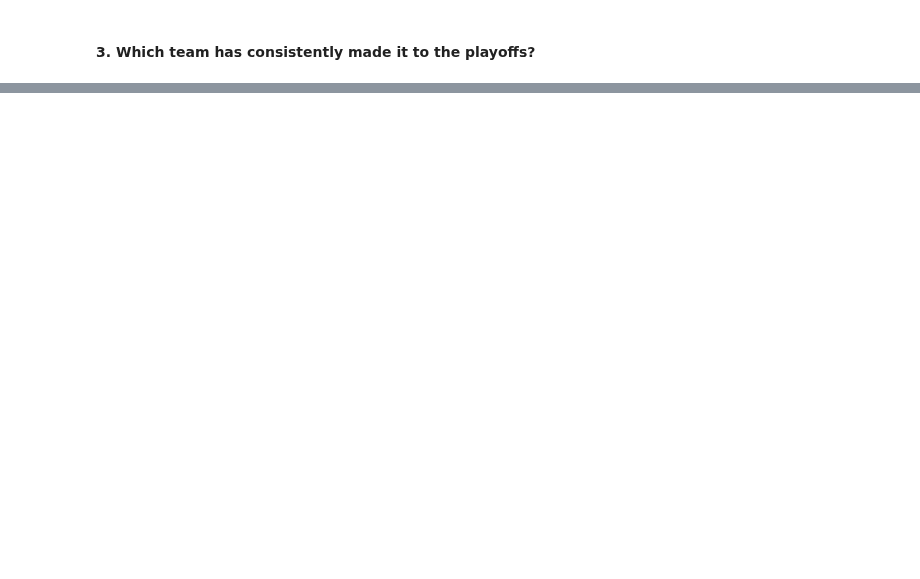
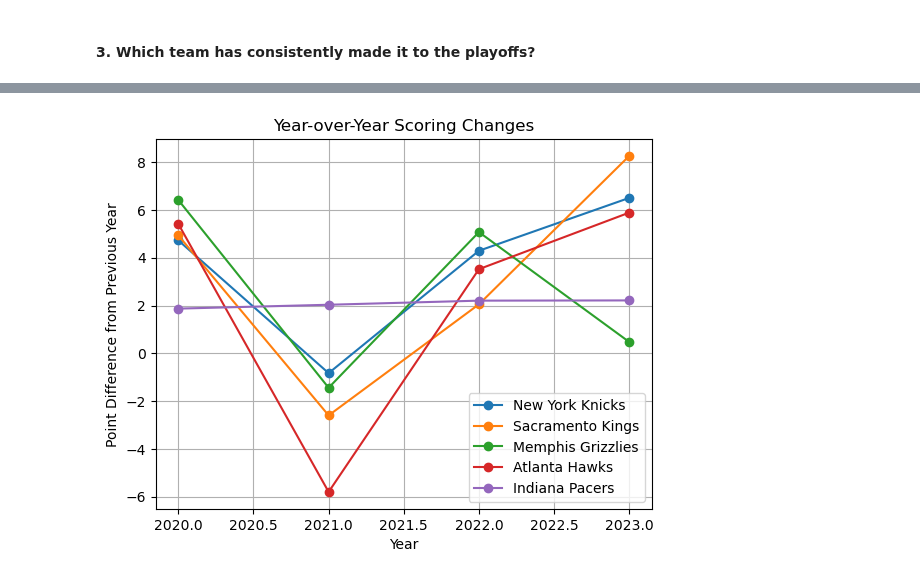
Before and after one commit to thezachdrake/UMD-INST627-Fall2024, a Jupyter notebook: notebooks/kim_revised.ipynb, the cells around one changed output, grey strips where cells are left out. Drawn from its saved outputs; the diff is of its cells as text; code cells hidden in the pictures; blank space fills up the shorter version.

```diff
--- a/notebooks/kim_revised.ipynb
+++ b/notebooks/kim_revised.ipynb
@@ -234,0 +250,11 @@ Index(['season_id', 'team_id_home', 'team_abbreviation_home', 'team_name_home',
+# %%
+# games data excluding all-star games (2019-2023)
+
+games_recent_5yrs = pd.read_sql_query("""
+	SELECT * FROM game
+	WHERE season_type NOT IN ('All Star', 'All-Star')
+	AND game_date BETWEEN '2019-01-01 00:00:00' AND '2023-12-31 23:59:59'
+    ORDER BY game_date DESC
+""", con)
+
+print(games_recent_5yrs.head(5))
@@ -419,0 +652,13 @@ Teams with the greatest improvement over the past five years:
+# %%
+for team in top_5_teams:
+    team_data = team_year_avg[team_year_avg['team_name']==team]
+    changes = team_data['points'].diff()
+    plt.plot(team_data['game_year'][1:], changes[1:], marker='o', label=team)
+plt.title('Year-over-Year Scoring Changes')
+plt.xlabel('Year')
+plt.ylabel('Point Difference from Previous Year')
+plt.legend()
+plt.grid(True)
+plt.show()
+# %% [output]
+[figure, added]
```
Also changed, not shown: parts of 46 cells of this notebook.
